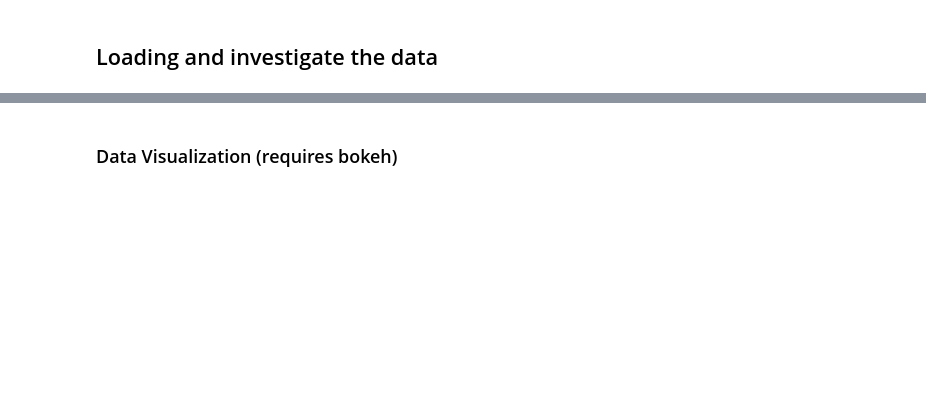
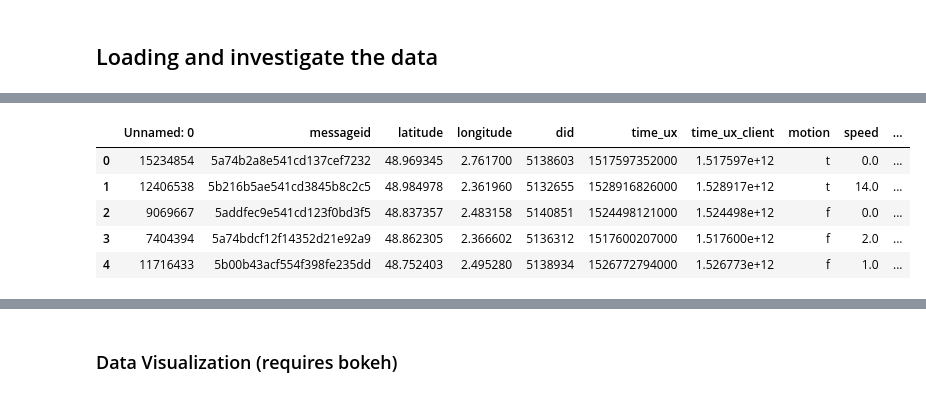
Before and after one commit to vcharvet/geoloc-challenge, a Jupyter notebook: notebooks/starting_kit.ipynb, the cells around one changed output, grey strips where cells are left out. Cells and saved outputs as stored; diff of their text form; code cells hidden in the pictures; blank space fills up the shorter version.

```diff
--- a/notebooks/starting_kit.ipynb
+++ b/notebooks/starting_kit.ipynb
@@ -86,0 +103,9 @@ AssertionError:
+# %%
+train_df.head()
+# %% [output]
+|  | Unnamed: 0 | messageid | latitude | longitude | did | time_ux | time_ux_client | motion | speed | ... |
+| 0 | 15234854 | 5a74b2a8e541cd137cef7232 | 48.969345 | 2.761700 | 5138603 | 1517597352000 | 1.517597e+12 | t | 0.0 | ... |
+| 1 | 12406538 | 5b216b5ae541cd3845b8c2c5 | 48.984978 | 2.361960 | 5132655 | 1528916826000 | 1.528917e+12 | t | 14.0 | ... |
+| 2 | 9069667 | 5addfec9e541cd123f0bd3f5 | 48.837357 | 2.483158 | 5140851 | 1524498121000 | 1.524498e+12 | f | 0.0 | ... |
+| 3 | 7404394 | 5a74bdcf12f14352d21e92a9 | 48.862305 | 2.366602 | 5136312 | 1517600207000 | 1.517600e+12 | f | 2.0 | ... |
+| 4 | 11716433 | 5b00b43acf554f398fe235dd | 48.752403 | 2.495280 | 5138934 | 1526772794000 | 1.526773e+12 | f | 1.0 | ... |
```
Also changed, not shown: parts of 18 cells of this notebook, 1 other file.
